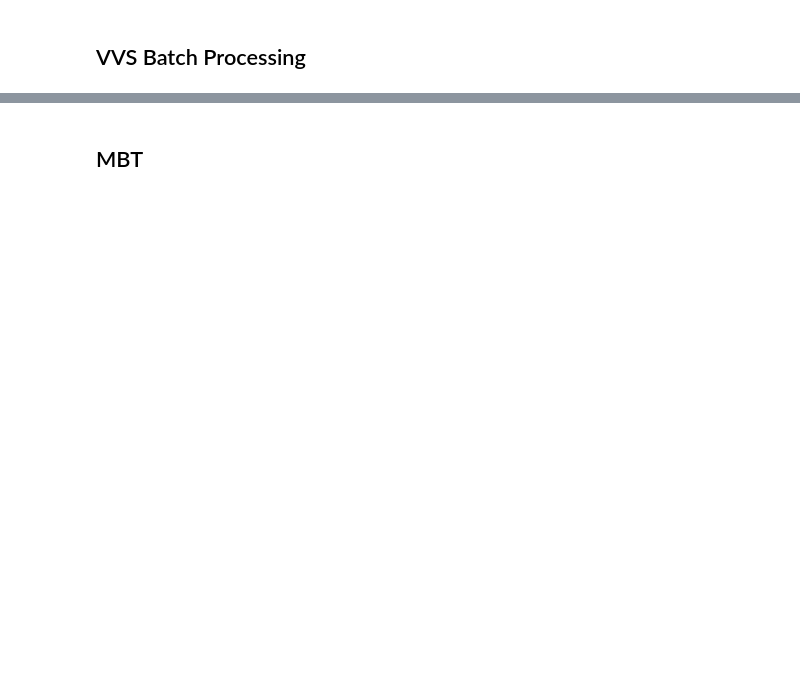
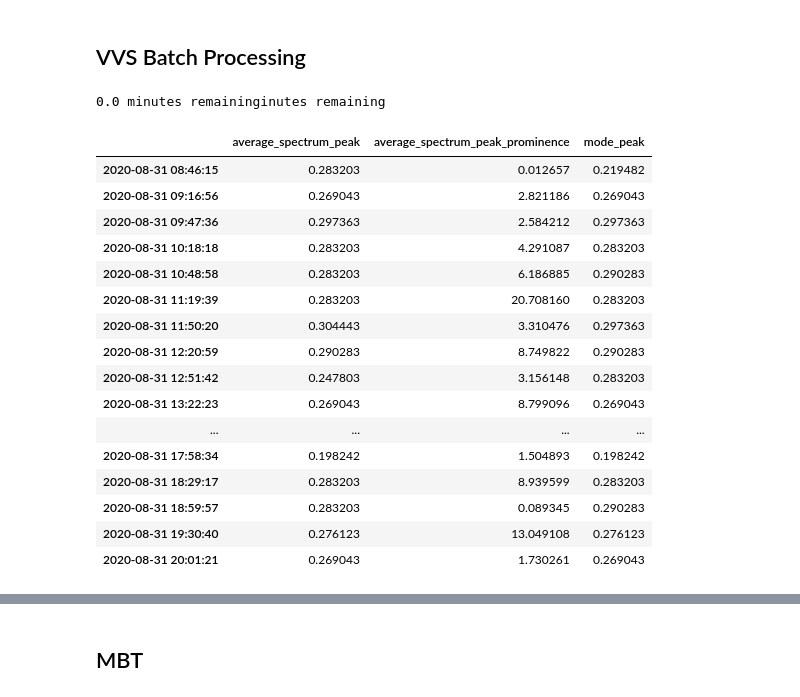
Before and after one commit to j-amma/swayfreq, a Jupyter notebook: swayfreq_manitou_demonstration.ipynb, the cells around one changed output, grey strips where cells are left out. Drawn from its saved outputs; the diff is of its cells as text; code cells hidden in the pictures; blank space fills up the shorter version.

```diff
--- a/swayfreq_manitou_demonstration.ipynb
+++ b/swayfreq_manitou_demonstration.ipynb
@@ -102,14 +117,54 @@ datetimes = [pd.to_datetime(time_start) + pd.to_timedelta(str(30 * i) + 'm' for
 # %%
 avg = []
 mode = []
+avg_prom = []
 
-for v in sorted(vid_paths):
+dt = []
+
+for i, v in enumerate(vid_paths):
     path = vid_dir + v
-    print(f'Processing video: {path}')
+
+    start_time = time.time()
+
     vvs = VVSAnalyzer.VVSAnalyzer(path, rois[roi])
     vib_vvs, fps = vvs.vid2vib(vid2vib_pa_kwargs)
     freq_vvs, pxx_vvs = vvs.compute_spectra(freqmin, freqmax, spectra_func, spectra_func_kwargs)
     agg_df_vvs, pxx_avg_vvs, pxx_avg_peak_idx_vvs, dom_freq, masked, masked_avg_spectrums, masked_avg_spectrums_peak_idxs = vvs.aggregate(dom_freq_func, dom_freq_func_kwargs, masks)
 
+    pxx_avg_vvs_norm = spectra_utils.normalize(pxx_avg_vvs, freq_vvs[1] - freq_vvs[0])
+    pxx_avg_peak_idx, pxx_avg_peak_mag, pxx_avg_peak_prom = spectra_utils.find_dominant_peak(pxx_avg_vvs_norm)
+    avg_prom.append(pxx_avg_peak_prom)
+
     avg.append(agg_df_vvs['mask0_avg_spectrum_peak'][0])
     mode.append(agg_df_vvs['mask0_mode'][0])
+
+    end_time = time.time()
+    dt.append(end_time - start_time)
+
+    estimated_remaining = np.mean(dt) * (num_vids - (i + 1)) / 60
+
+    sys.stdout.write('\r{0}'.format(estimated_remaining) + ' minutes remaining')
+    sys.stdout.flush()
+# %% [output]
+0.0 minutes remaininginutes remaining
+# %%
+swayfreq_df = pd.DataFrame({'average_spectrum_peak':avg, 'average_spectrum_peak_prominence':avg_prom, 'mode_peak':mode}, index=datetimes)
+swayfreq_df
+# %% [output]
+|  | average_spectrum_peak | average_spectrum_peak_prominence | mode_peak |
+| 2020-08-31 08:46:15 | 0.283203 | 0.012657 | 0.219482 |
+| 2020-08-31 09:16:56 | 0.269043 | 2.821186 | 0.269043 |
+| 2020-08-31 09:47:36 | 0.297363 | 2.584212 | 0.297363 |
+| 2020-08-31 10:18:18 | 0.283203 | 4.291087 | 0.283203 |
+| 2020-08-31 10:48:58 | 0.283203 | 6.186885 | 0.290283 |
+| 2020-08-31 11:19:39 | 0.283203 | 20.708160 | 0.283203 |
+| 2020-08-31 11:50:20 | 0.304443 | 3.310476 | 0.297363 |
+| 2020-08-31 12:20:59 | 0.290283 | 8.749822 | 0.290283 |
+| 2020-08-31 12:51:42 | 0.247803 | 3.156148 | 0.283203 |
+| 2020-08-31 13:22:23 | 0.269043 | 8.799096 | 0.269043 |
+| ... | ... | ... | ... |
+| 2020-08-31 17:58:34 | 0.198242 | 1.504893 | 0.198242 |
+| 2020-08-31 18:29:17 | 0.283203 | 8.939599 | 0.283203 |
+| 2020-08-31 18:59:57 | 0.283203 | 0.089345 | 0.290283 |
+| 2020-08-31 19:30:40 | 0.276123 | 13.049108 | 0.276123 |
+| 2020-08-31 20:01:21 | 0.269043 | 1.730261 | 0.269043 |
```
Also changed, not shown: parts of 9 cells of this notebook, 1 other file.
